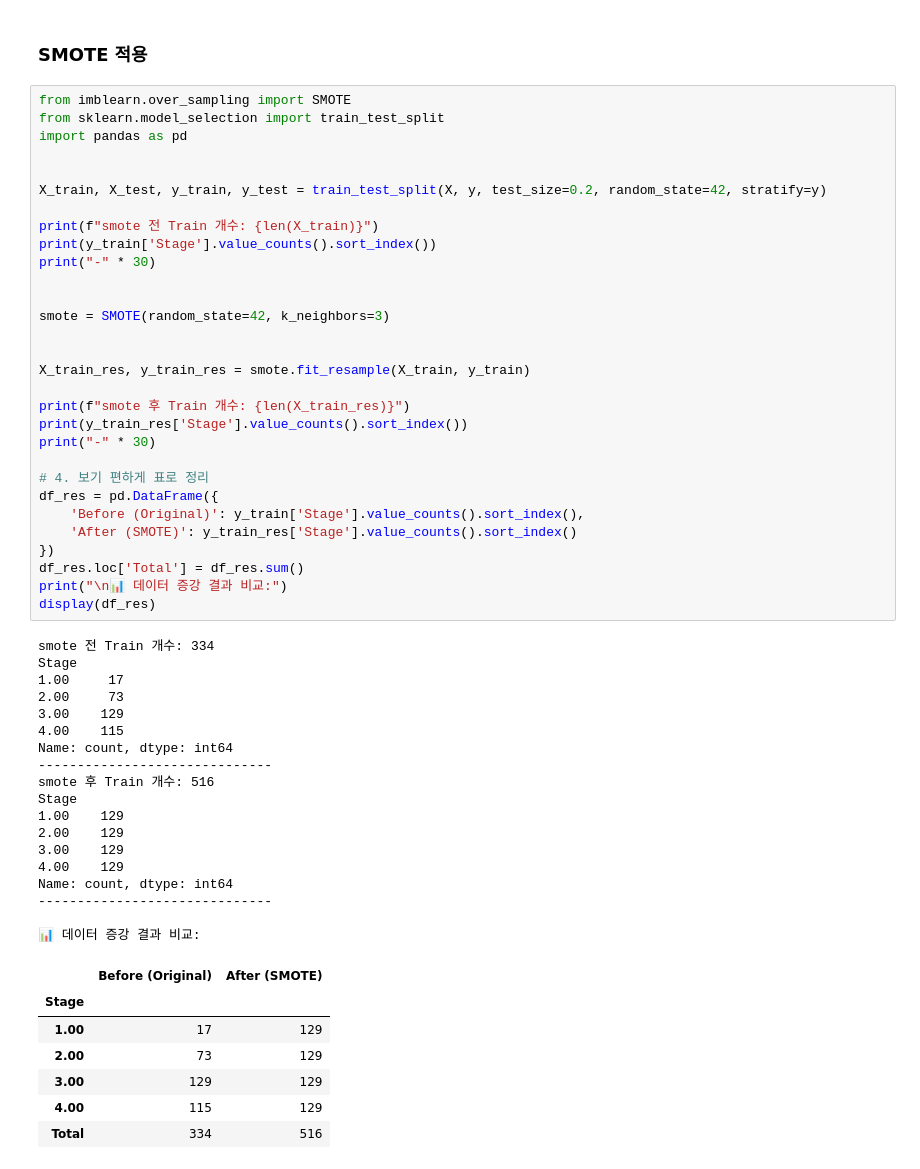
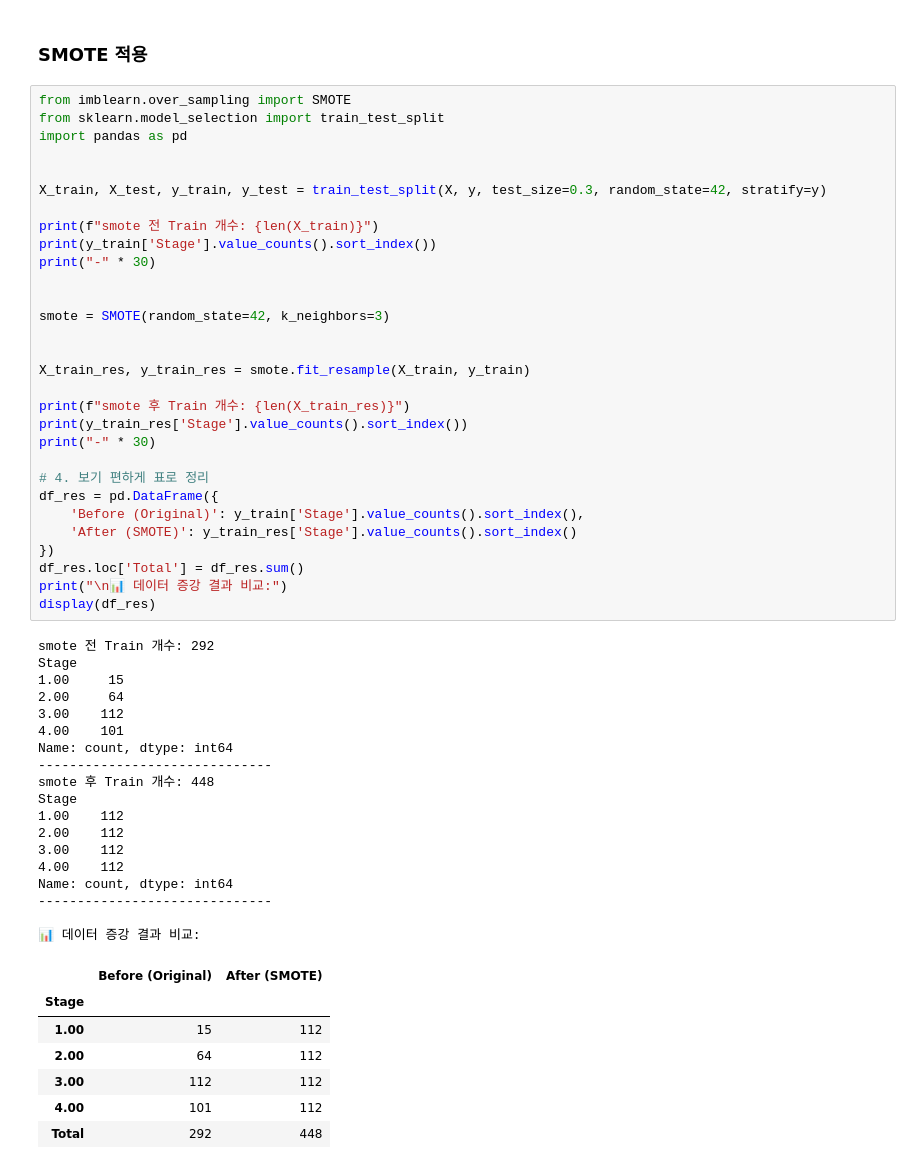
Before and after one commit to koeshin/liver_cirrhosis-prediction, a Jupyter notebook: table_data.ipynb, the cells around one changed output. Cells and saved outputs as stored; diff of their text form.

Commit message:
table_data_more_f1

```diff
--- a/table_data.ipynb
+++ b/table_data.ipynb
@@ -1035,7 +1035,7 @@ from sklearn.model_selection import train_test_split
 import pandas as pd
 
 
-X_train, X_test, y_train, y_test = train_test_split(X, y, test_size=0.2, random_state=42, stratify=y)
+X_train, X_test, y_train, y_test = train_test_split(X, y, test_size=0.3, random_state=42, stratify=y)
 
 print(f"smote 전 Train 개수: {len(X_train)}")
 print(y_train['Stage'].value_counts().sort_index())
@@ -1043,48 +1043,48 @@ print("-" * 30)
 
 
 smote = SMOTE(random_state=42, k_neighbors=3)
 
 
 X_train_res, y_train_res = smote.fit_resample(X_train, y_train)
 
 print(f"smote 후 Train 개수: {len(X_train_res)}")
 print(y_train_res['Stage'].value_counts().sort_index())
 print("-" * 30)
 
 # 4. 보기 편하게 표로 정리
 df_res = pd.DataFrame({
     'Before (Original)': y_train['Stage'].value_counts().sort_index(),
     'After (SMOTE)': y_train_res['Stage'].value_counts().sort_index()
 })
 df_res.loc['Total'] = df_res.sum()
 print("\n📊 데이터 증강 결과 비교:")
 display(df_res)
 # %% [output]
-smote 전 Train 개수: 334
+smote 전 Train 개수: 292
 Stage
-1.00     17
-2.00     73
-3.00    129
-4.00    115
+1.00     15
+2.00     64
+3.00    112
+4.00    101
 Name: count, dtype: int64
 ------------------------------
-smote 후 Train 개수: 516
+smote 후 Train 개수: 448
 Stage
-1.00    129
-2.00    129
-3.00    129
-4.00    129
+1.00    112
+2.00    112
+3.00    112
+4.00    112
 Name: count, dtype: int64
 ------------------------------
 
 📊 데이터 증강 결과 비교:
 |  | Before (Original) | After (SMOTE) |
 | Stage |  |  |
-| 1.00 | 17 | 129 |
-| 2.00 | 73 | 129 |
-| 3.00 | 129 | 129 |
-| 4.00 | 115 | 129 |
-| Total | 334 | 516 |
+| 1.00 | 15 | 112 |
+| 2.00 | 64 | 112 |
+| 3.00 | 112 | 112 |
+| 4.00 | 101 | 112 |
+| Total | 292 | 448 |
 # %%
 import pandas as pd
 import numpy as np
```
Also changed, not shown: parts of 51 cells of this notebook, 1 other file.
